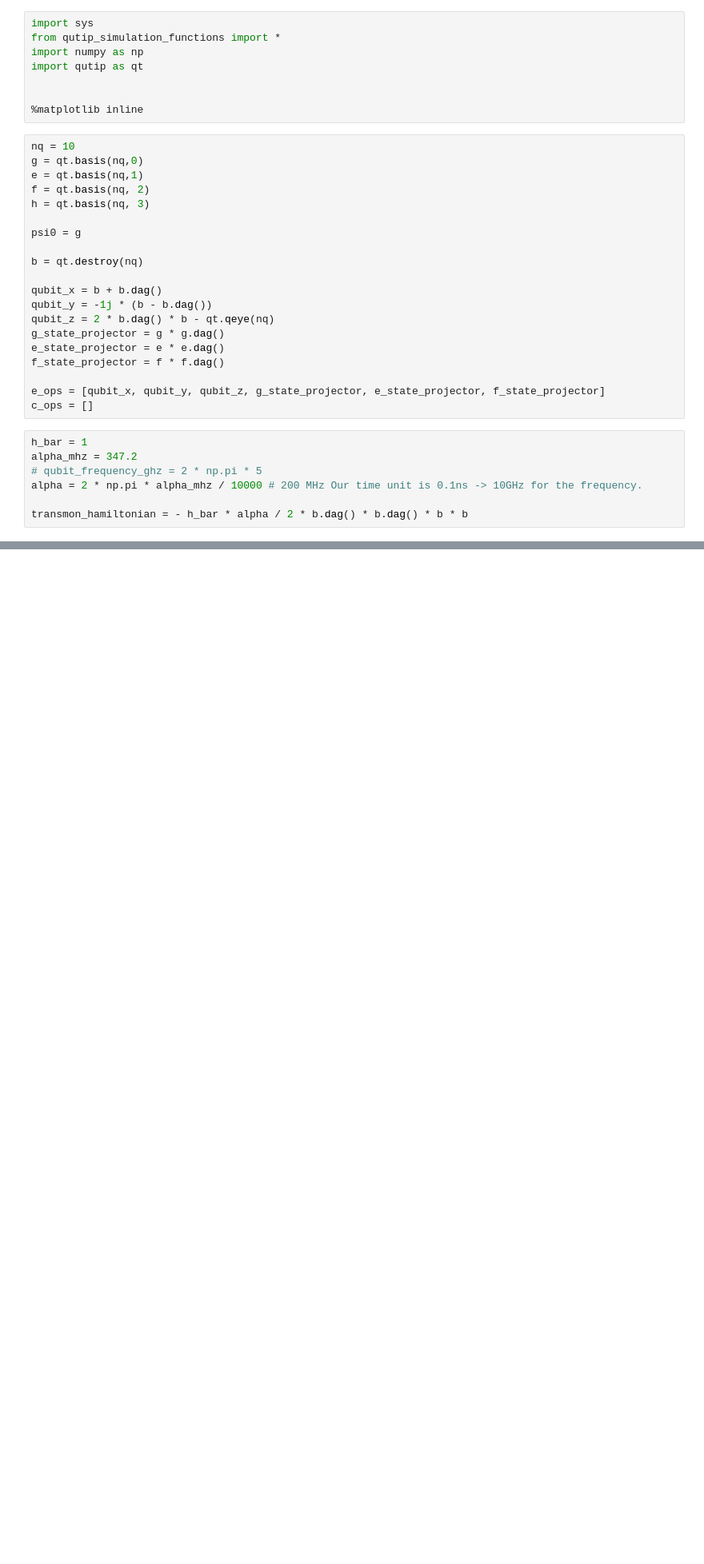
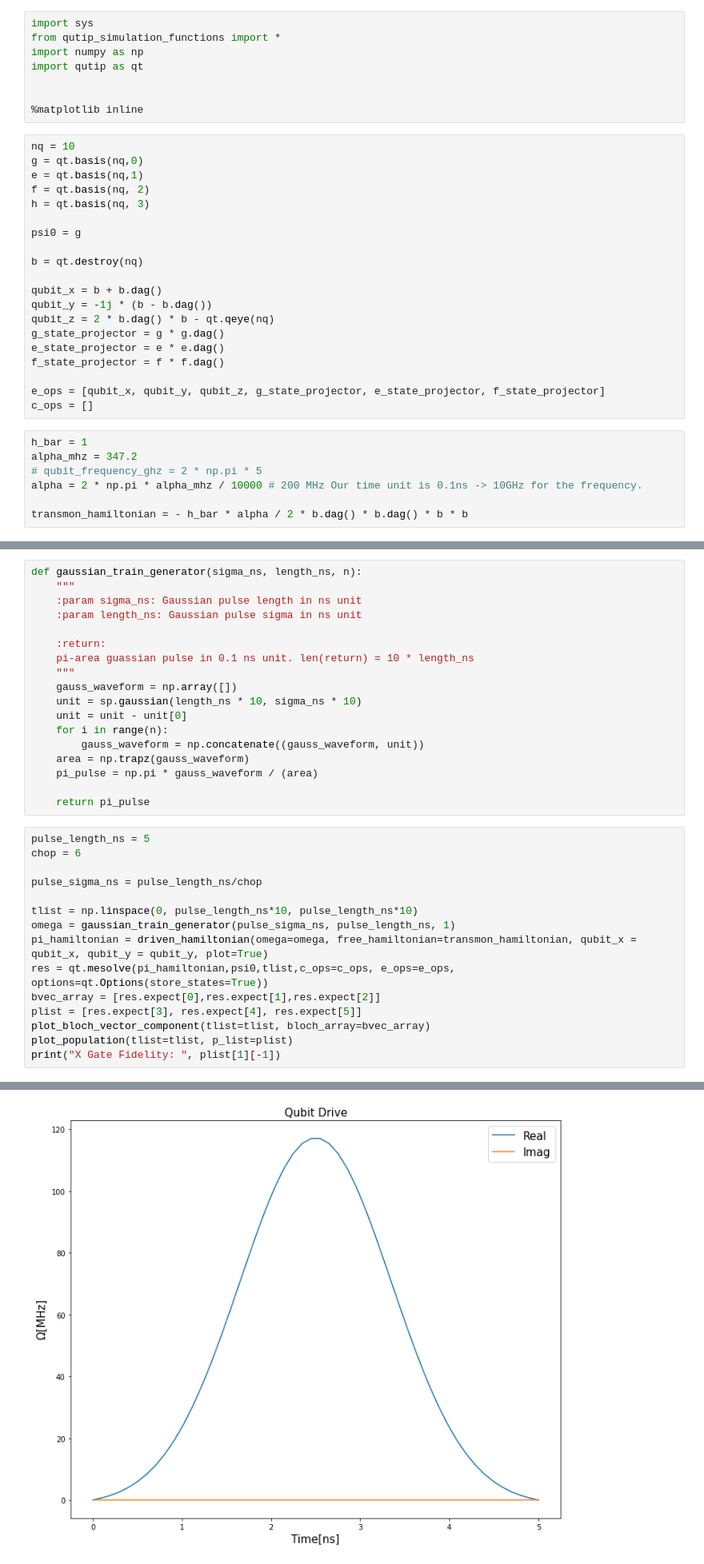
Before and after one commit to gkim23/kseamentoring, a Jupyter notebook: ksea_mentoring_9.ipynb, the cells around one changed output, grey strips where cells are left out. Shown at 80% size. Drawn from its saved outputs; the diff is of its cells as text; blank space fills up the shorter version.

```diff
--- a/ksea_mentoring_9.ipynb
+++ b/ksea_mentoring_9.ipynb
@@ -185,0 +213,34 @@ X Gate Fidelity:  0.9096570334724123
+# %%
+def gaussian_train_generator(sigma_ns, length_ns, n):
+    """
+    :param sigma_ns: Gaussian pulse length in ns unit
+    :param length_ns: Gaussian pulse sigma in ns unit
+
+    :return:
+    pi-area guassian pulse in 0.1 ns unit. len(return) = 10 * length_ns
+    """
+    gauss_waveform = np.array([])
+    unit = sp.gaussian(length_ns * 10, sigma_ns * 10)
+    unit = unit - unit[0]
+    for i in range(n):
+        gauss_waveform = np.concatenate((gauss_waveform, unit))
+    area = np.trapz(gauss_waveform)
+    pi_pulse = np.pi * gauss_waveform / (area)
+
+    return pi_pulse
+# %%
+pulse_length_ns = 5
+chop = 6
+
+pulse_sigma_ns = pulse_length_ns/chop
+
+tlist = np.linspace(0, pulse_length_ns*10, pulse_length_ns*10)
+omega = gaussian_train_generator(pulse_sigma_ns, pulse_length_ns, 1)
+pi_hamiltonian = driven_hamiltonian(omega=omega, free_hamiltonian=transmon_hamiltonian, qubit_x = qubit_x, qubit_y = qubit_y, plot=True)
+res = qt.mesolve(pi_hamiltonian,psi0,tlist,c_ops=c_ops, e_ops=e_ops, options=qt.Options(store_states=True))
+bvec_array = [res.expect[0],res.expect[1],res.expect[2]]
+plist = [res.expect[3], res.expect[4], res.expect[5]]
+plot_bloch_vector_component(tlist=tlist, bloch_array=bvec_array)
+plot_population(tlist=tlist, p_list=plist)
+print("X Gate Fidelity: ", plist[1][-1])
+# %% [output]
@@ -185,0 +248 @@ X Gate Fidelity:  0.9096570334724123
+[figure, added]
```
Also changed, not shown: parts of 20 cells of this notebook.
